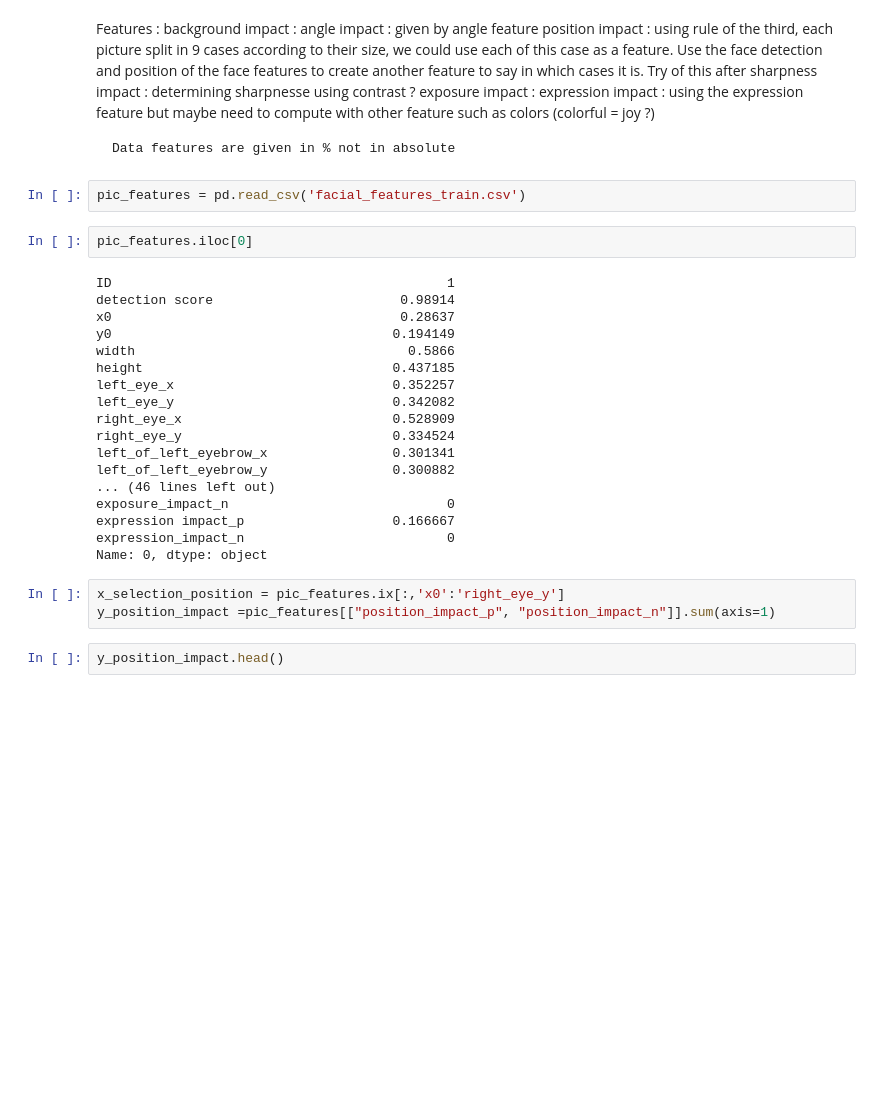
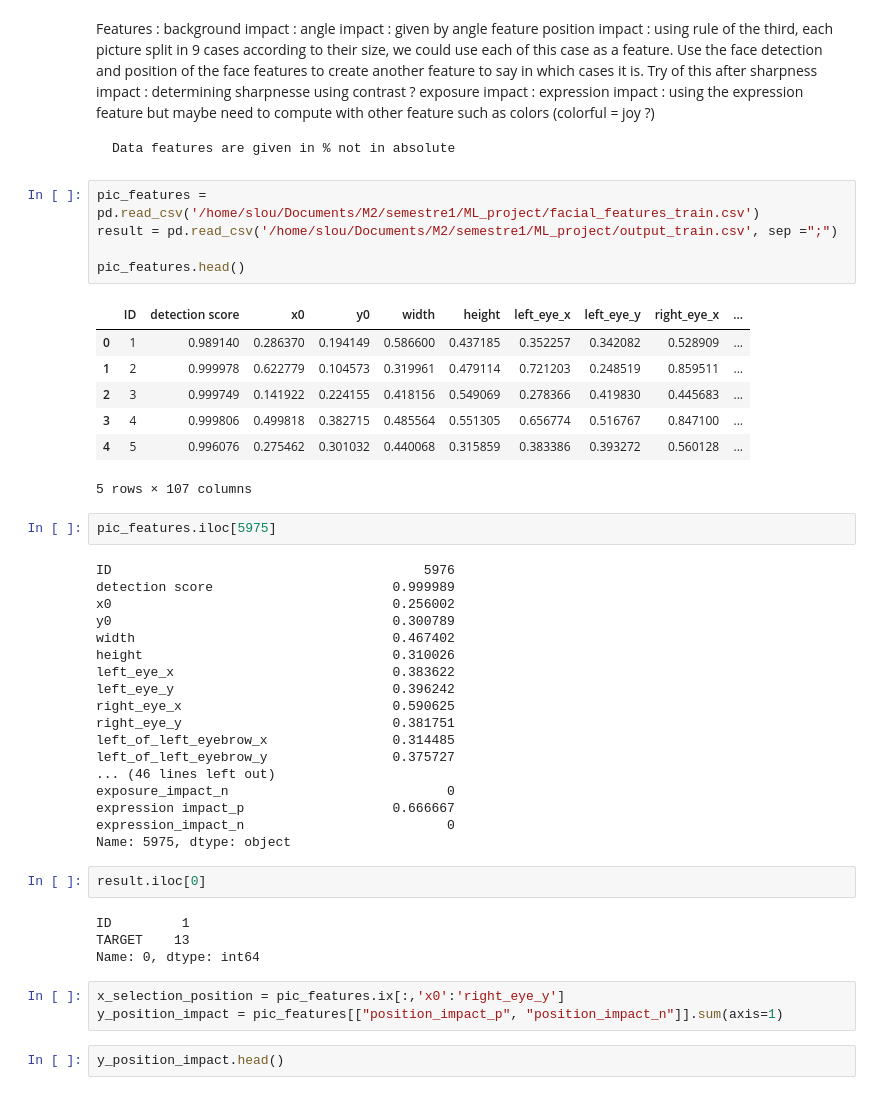
Before and after one commit to Sloubidou/portrait, a Jupyter notebook: exploring_work/features_position_impact.ipynb, the cells around one changed output. Drawn from its saved outputs; the diff is of its cells as text; blank space fills up the shorter version.

```diff
--- a/exploring_work/features_position_impact.ipynb
+++ b/exploring_work/features_position_impact.ipynb
@@ -31,31 +31,48 @@ Features :
 
 
     Data features are given in % not in absolute
-# %%
-pic_features = pd.read_csv('facial_features_train.csv')
+# %%
+pic_features = pd.read_csv('/home/slou/Documents/M2/semestre1/ML_project/facial_features_train.csv')
+result = pd.read_csv('/home/slou/Documents/M2/semestre1/ML_project/output_train.csv', sep =";")
+
+pic_features.head()
+# %% [output]
+|  | ID | detection score | x0 | y0 | width | height | left_eye_x | left_eye_y | right_eye_x | ... |
+| 0 | 1 | 0.989140 | 0.286370 | 0.194149 | 0.586600 | 0.437185 | 0.352257 | 0.342082 | 0.528909 | ... |
+| 1 | 2 | 0.999978 | 0.622779 | 0.104573 | 0.319961 | 0.479114 | 0.721203 | 0.248519 | 0.859511 | ... |
+| 2 | 3 | 0.999749 | 0.141922 | 0.224155 | 0.418156 | 0.549069 | 0.278366 | 0.419830 | 0.445683 | ... |
+| 3 | 4 | 0.999806 | 0.499818 | 0.382715 | 0.485564 | 0.551305 | 0.656774 | 0.516767 | 0.847100 | ... |
+| 4 | 5 | 0.996076 | 0.275462 | 0.301032 | 0.440068 | 0.315859 | 0.383386 | 0.393272 | 0.560128 | ... |
+5 rows × 107 columns
 # %%
-pic_features.iloc[0]
+pic_features.iloc[5975]
 # %% [output]
-ID                                           1
-detection score                        0.98914
-x0                                     0.28637
-y0                                    0.194149
-width                                   0.5866
-height                                0.437185
-left_eye_x                            0.352257
-left_eye_y                            0.342082
-right_eye_x                           0.528909
-right_eye_y                           0.334524
-left_of_left_eyebrow_x                0.301341
-left_of_left_eyebrow_y                0.300882
+ID                                        5976
+detection score                       0.999989
+x0                                    0.256002
+y0                                    0.300789
+width                                 0.467402
+height                                0.310026
+left_eye_x                            0.383622
+left_eye_y                            0.396242
+right_eye_x                           0.590625
+right_eye_y                           0.381751
+left_of_left_eyebrow_x                0.314485
+left_of_left_eyebrow_y                0.375727
 ... (46 lines left out)
 exposure_impact_n                            0
-expression impact_p                   0.166667
+expression impact_p                   0.666667
 expression_impact_n                          0
-Name: 0, dtype: object
+Name: 5975, dtype: object
+# %%
+result.iloc[0]
+# %% [output]
+ID         1
+TARGET    13
+Name: 0, dtype: int64
 # %%
 x_selection_position = pic_features.ix[:,'x0':'right_eye_y']
-y_position_impact =pic_features[["position_impact_p", "position_impact_n"]].sum(axis=1)
+y_position_impact = pic_features[["position_impact_p", "position_impact_n"]].sum(axis=1)
 # %%
 y_position_impact.head()
 # %% [output]
```
Also changed, not shown: parts of 7 cells of this notebook, 3 other files.
